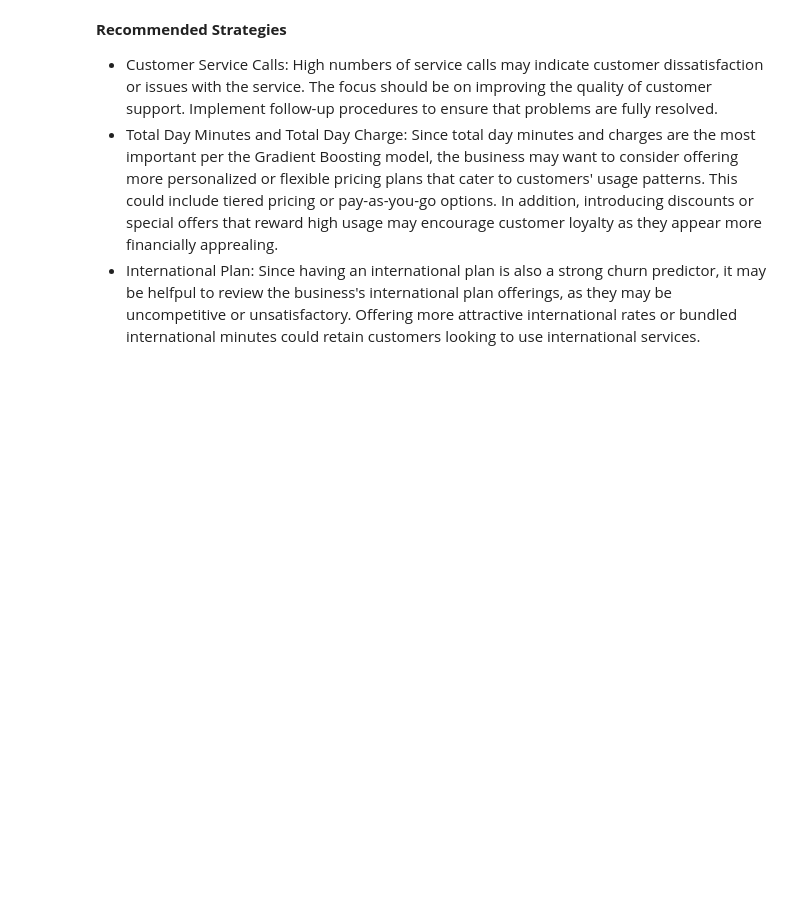
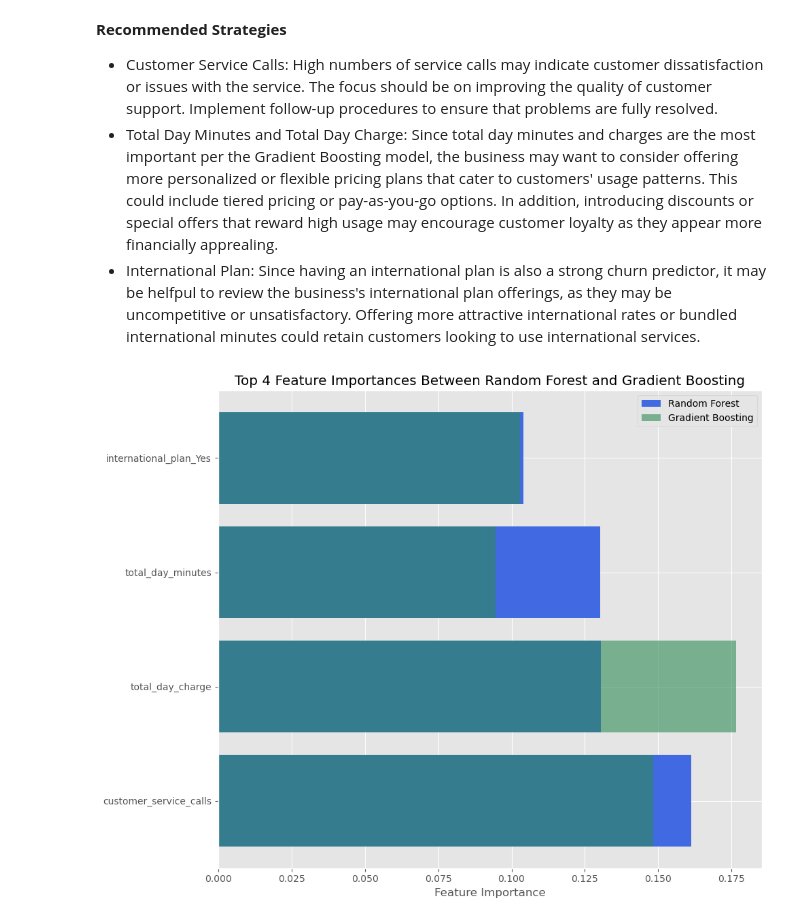
Before and after one commit to timothyrobbinscpa/new_customer_churn, a Jupyter notebook: src/customer_churn.ipynb, the cells around one changed output. Drawn from its saved outputs; the diff is of its cells as text; code cells hidden in the pictures; blank space fills up the shorter version.

```diff
--- a/src/customer_churn.ipynb
+++ b/src/customer_churn.ipynb
@@ -872,3 +863,40 @@ In essence, while both models share some common ground regarding the influential
 - Customer Service Calls: High numbers of service calls may indicate customer dissatisfaction or issues with the service. The focus should be on improving the quality of customer support. Implement follow-up procedures to ensure that problems are fully resolved.
 - Total Day Minutes and Total Day Charge: Since total day minutes and charges are the most important per the Gradient Boosting model, the business may want to consider offering more personalized or flexible pricing plans that cater to customers' usage patterns. This could include tiered pricing or pay-as-you-go options.  In addition, introducing discounts or special offers that reward high usage may encourage customer loyalty as they appear more financially apprealing.
 - International Plan: Since having an international plan is also a strong churn predictor, it may be helfpul to review the business's international plan offerings, as they may be uncompetitive or unsatisfactory. Offering more attractive international rates or bundled international minutes could retain customers looking to use international services.
+# %%
+# Get feature importances
+rf_importances = best_rf_model.feature_importances_
+gb_importances = best_gb_model.feature_importances_
+
+# Create a DataFrame for feature importances
+feature_names = X_train.columns
+importances_df = pd.DataFrame({
+    'Feature': feature_names,
+    'Random Forest': rf_importances,
+    'Gradient Boosting': gb_importances
+})
+
+# Sort by the Random Forest importances for consistent ordering
+importances_df.sort_values('Random Forest', ascending=False, inplace=True)
+
+# Select the top 4 features for display
+top_importances_df = importances_df.head(4)
+
+# Plotting the horizontal bar chart for the top 4 features
+fig, ax = plt.subplots(figsize=(10, 8))  # Resize as appropriate for the number of features
+
+# Plot the Random Forest importances
+ax.barh(top_importances_df['Feature'], top_importances_df['Random Forest'], label='Random Forest', color='royalblue')
+
+# Plot the Gradient Boosting importances
+ax.barh(top_importances_df['Feature'], top_importances_df['Gradient Boosting'], label='Gradient Boosting', color='seagreen', alpha=0.6)
+
+# Add labels and title
+ax.set_xlabel('Feature Importance')
+ax.set_title('Top 4 Feature Importances Between Random Forest and Gradient Boosting')
+ax.legend()
+
+plt.tight_layout()
+plt.show()
+# %% [output]
+[figure, added]
```
Also changed, not shown: parts of 5 cells of this notebook.
